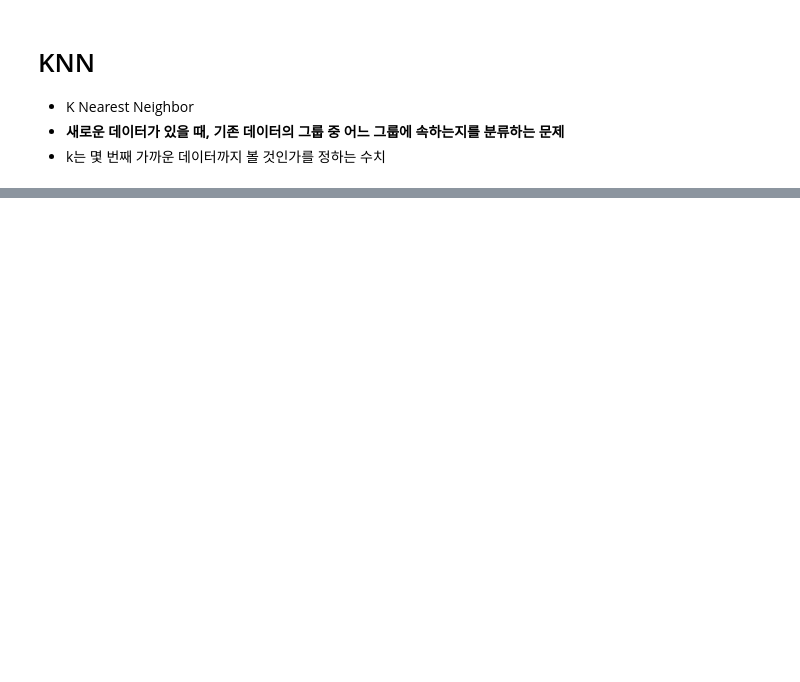
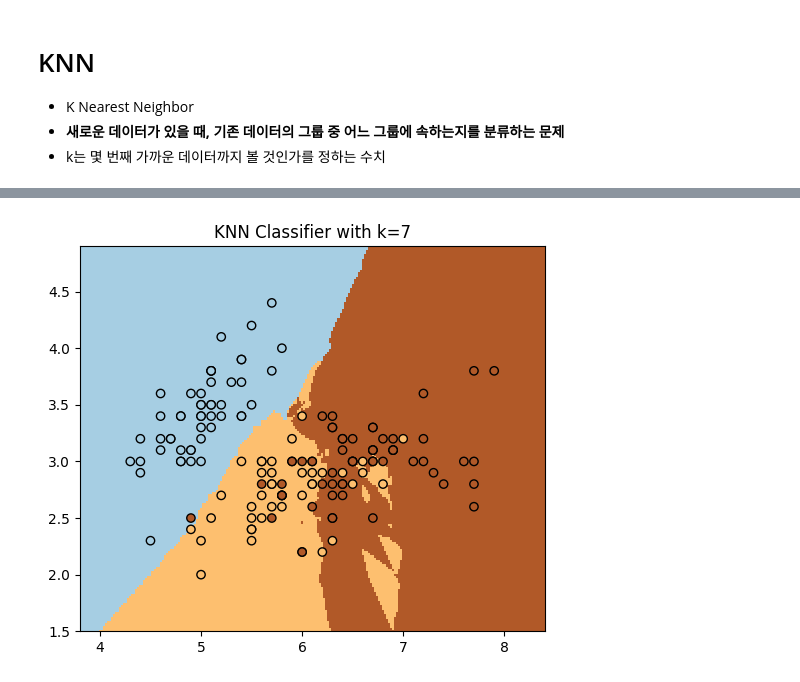
Before and after one commit to sol-commits/machine_learning, a Jupyter notebook: basic/knn.ipynb, the cells around one changed output, grey strips where cells are left out. Cells and saved outputs as stored; diff of their text form; code cells hidden in the pictures; blank space fills up the shorter version.

```diff
--- a/basic/knn.ipynb
+++ b/basic/knn.ipynb
@@ -45,0 +76,7 @@ weighted avg       0.97      0.97      0.97        30
+# %%
+plt.figure(figsize=(6, 5))
+plot_decision_boundary(model, X, y)
+plt.title('KNN Classifier with k=7')
+plt.show()
+# %% [output]
+[figure, added]
```
Also changed, not shown: parts of 21 cells of this notebook.
